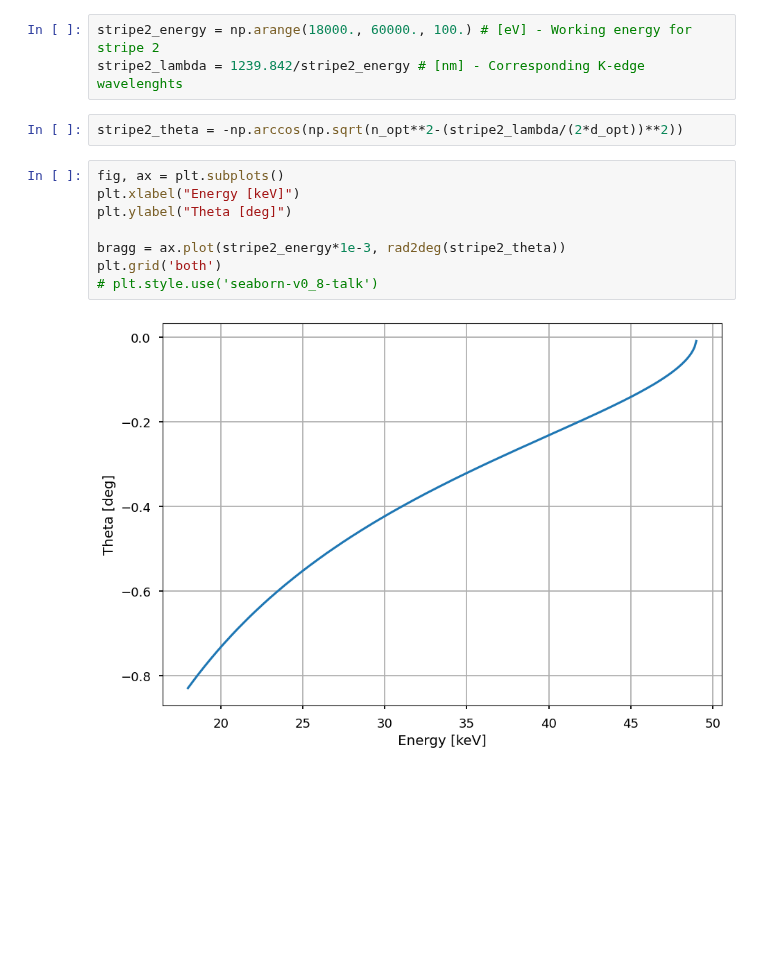
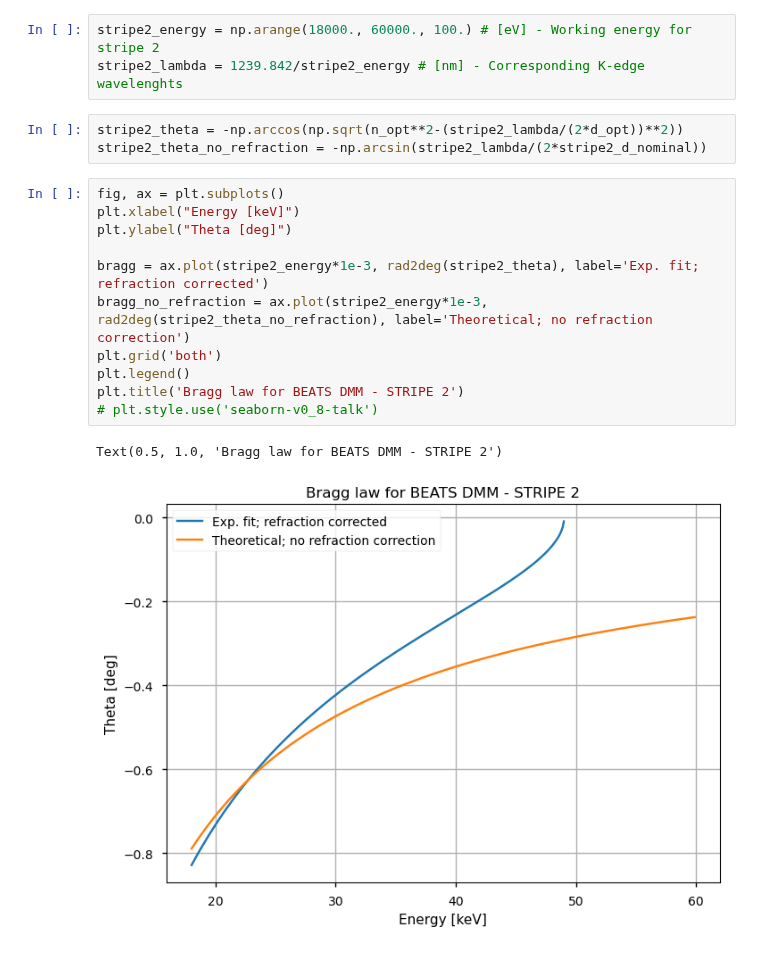
Before and after one commit to gianthk/BEATS_raytracing, a Jupyter notebook: BEATS_commissioning_DMM_energy_scans_process_results.ipynb, the cells around one changed output. Drawn from its saved outputs; the diff is of its cells as text; blank space fills up the shorter version.

```diff
--- a/BEATS_commissioning_DMM_energy_scans_process_results.ipynb
+++ b/BEATS_commissioning_DMM_energy_scans_process_results.ipynb
@@ -137,13 +137,18 @@ stripe2_energy = np.arange(18000., 60000., 100.) # [eV] - Working energy for str
 stripe2_lambda = 1239.842/stripe2_energy # [nm] - Corresponding K-edge wavelenghts
 # %%
 stripe2_theta = -np.arccos(np.sqrt(n_opt**2-(stripe2_lambda/(2*d_opt))**2))
+stripe2_theta_no_refraction = -np.arcsin(stripe2_lambda/(2*stripe2_d_nominal))
 # %%
 fig, ax = plt.subplots()
 plt.xlabel("Energy [keV]")
 plt.ylabel("Theta [deg]")
 
-bragg = ax.plot(stripe2_energy*1e-3, rad2deg(stripe2_theta))
+bragg = ax.plot(stripe2_energy*1e-3, rad2deg(stripe2_theta), label='Exp. fit; refraction corrected')
+bragg_no_refraction = ax.plot(stripe2_energy*1e-3, rad2deg(stripe2_theta_no_refraction), label='Theoretical; no refraction correction')
 plt.grid('both')
+plt.legend()
+plt.title('Bragg law for BEATS DMM - STRIPE 2')
 # plt.style.use('seaborn-v0_8-talk')
 # %% [output]
+Text(0.5, 1.0, 'Bragg law for BEATS DMM - STRIPE 2')
-[figure, old version]
+[figure, new version]
```
